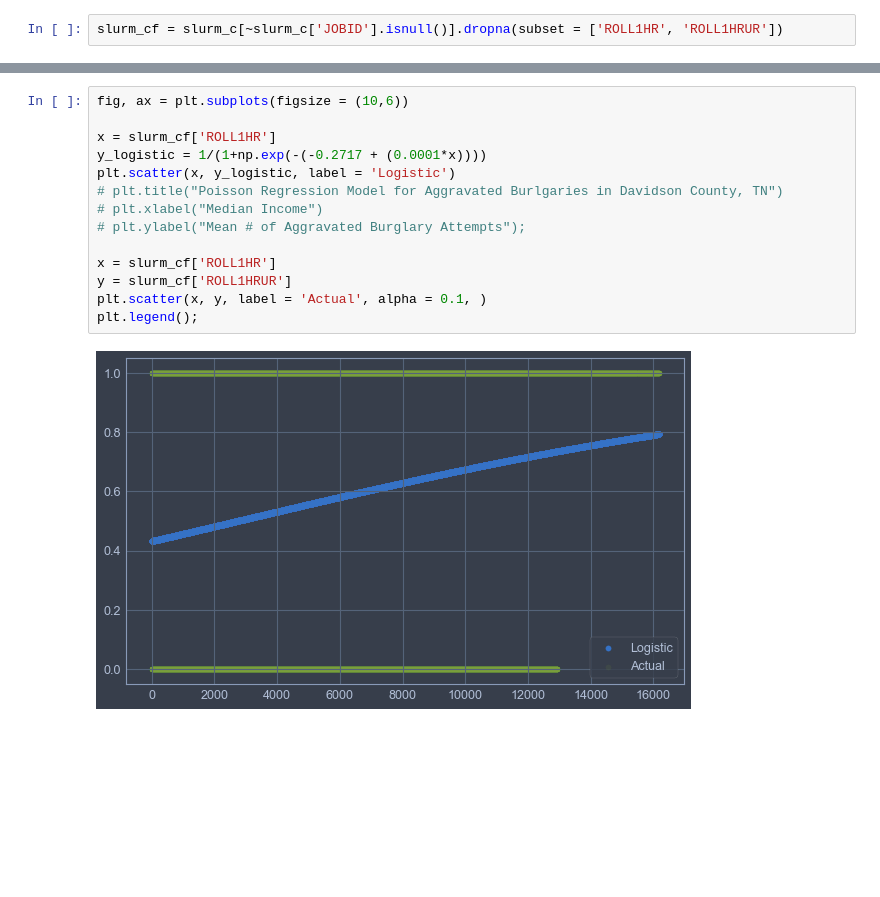
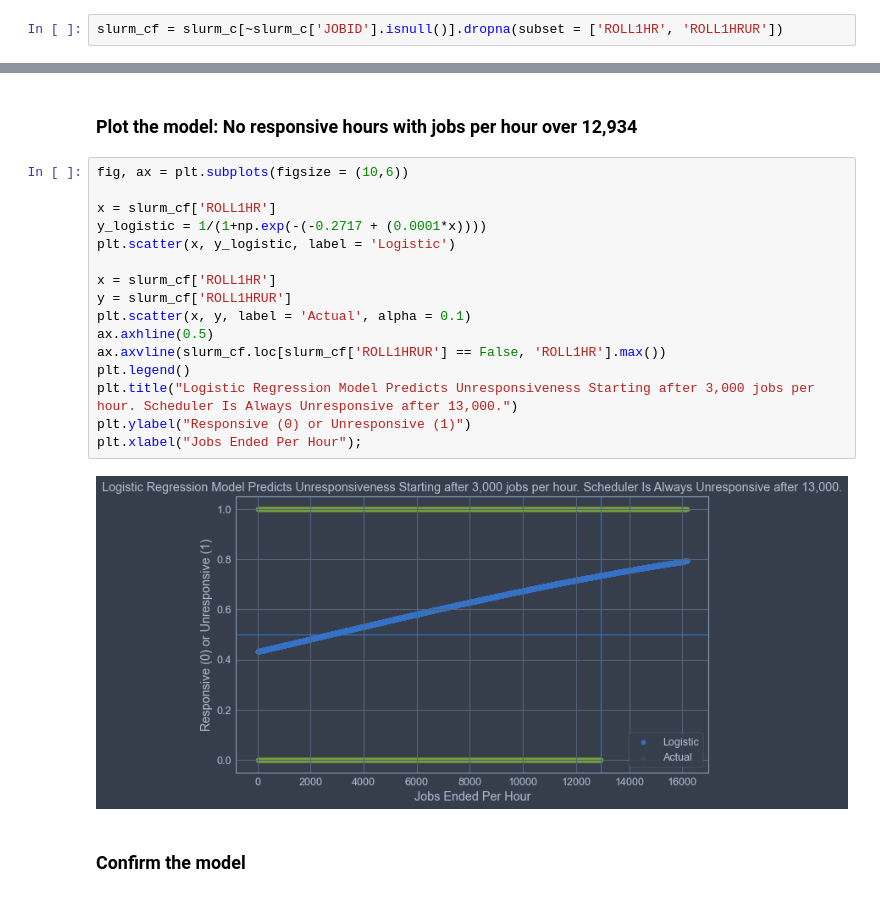
Before and after one commit to jrioross/accre-data-nerds, a Jupyter notebook: notebooks/jrr_02_logs_exploration.ipynb, the cells around one changed output, grey strips where cells are left out. Saved outputs shown, nothing was run; the diff lists cells and outputs as text; blank space fills up the shorter version.

Commit message:
Added confusion matrix to check model; annotated notebook 02

```diff
--- a/notebooks/jrr_02_logs_exploration.ipynb
+++ b/notebooks/jrr_02_logs_exploration.ipynb
@@ -306,19 +316,25 @@ Covariance Type:            nonrobust
 
 Base AIC: 9716358.33396407
 Logistic AIC: 9473448.658895973
+# %% [markdown]
+### Plot the model: No responsive hours with jobs per hour over 12,934
 # %%
 fig, ax = plt.subplots(figsize = (10,6))
 
 x = slurm_cf['ROLL1HR']
 y_logistic = 1/(1+np.exp(-(-0.2717 + (0.0001*x))))
 plt.scatter(x, y_logistic, label = 'Logistic')
-# plt.title("Poisson Regression Model for Aggravated Burlgaries in Davidson County, TN")
-# plt.xlabel("Median Income")
-# plt.ylabel("Mean # of Aggravated Burglary Attempts");
 
 x = slurm_cf['ROLL1HR']
 y = slurm_cf['ROLL1HRUR']
-plt.scatter(x, y, label = 'Actual', alpha = 0.1, )
-plt.legend();
+plt.scatter(x, y, label = 'Actual', alpha = 0.1)
+ax.axhline(0.5)
+ax.axvline(slurm_cf.loc[slurm_cf['ROLL1HRUR'] == False, 'ROLL1HR'].max())
+plt.legend()
+plt.title("Logistic Regression Model Predicts Unresponsiveness Starting after 3,000 jobs per hour. Scheduler Is Always Unresponsive after 13,000.")
+plt.ylabel("Responsive (0) or Unresponsive (1)")
+plt.xlabel("Jobs Ended Per Hour");
 # %% [output]
-[figure, old version]
+[figure, new version]
+# %% [markdown]
+### Confirm the model
```
Also changed, not shown: parts of 12 cells of this notebook.
